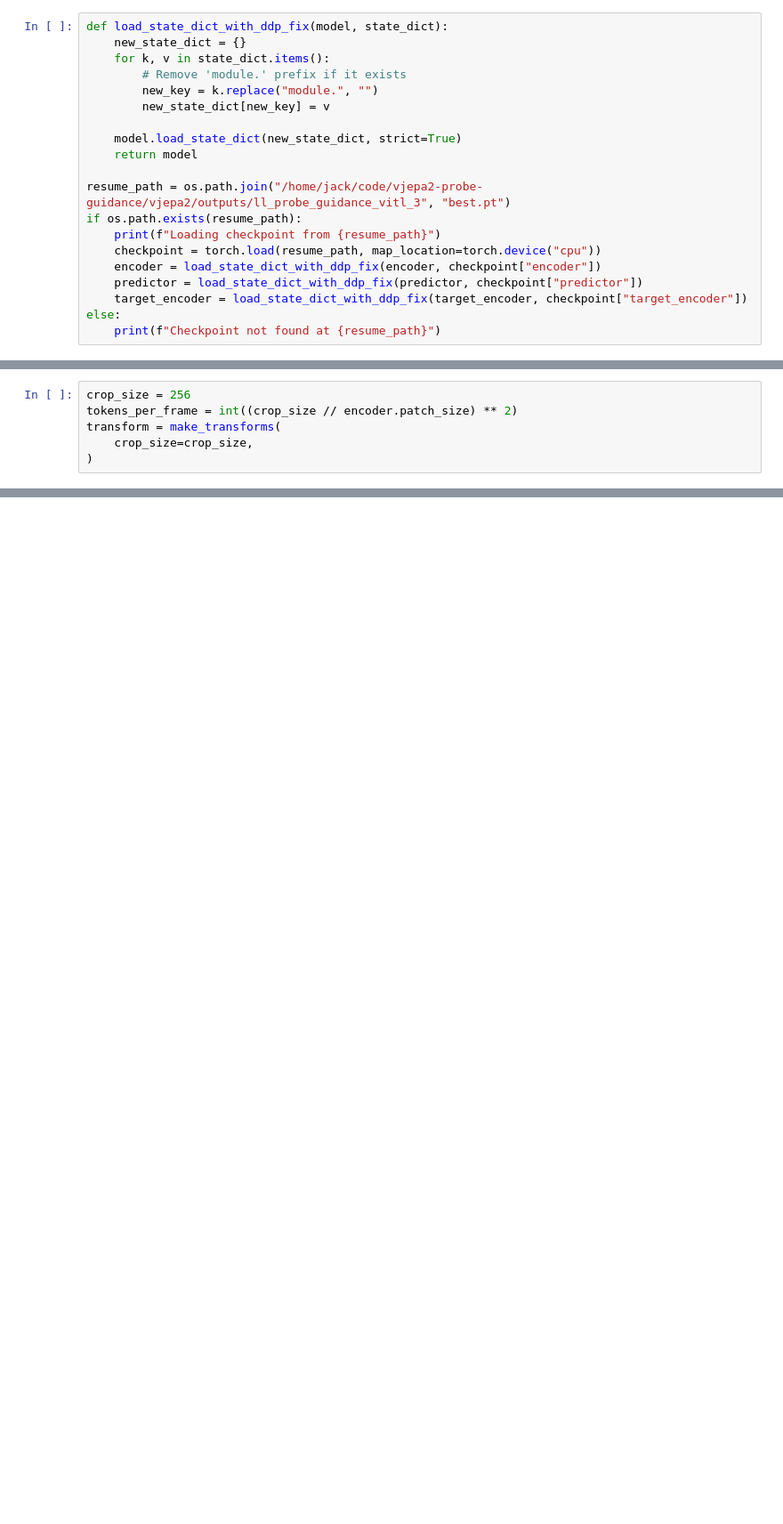
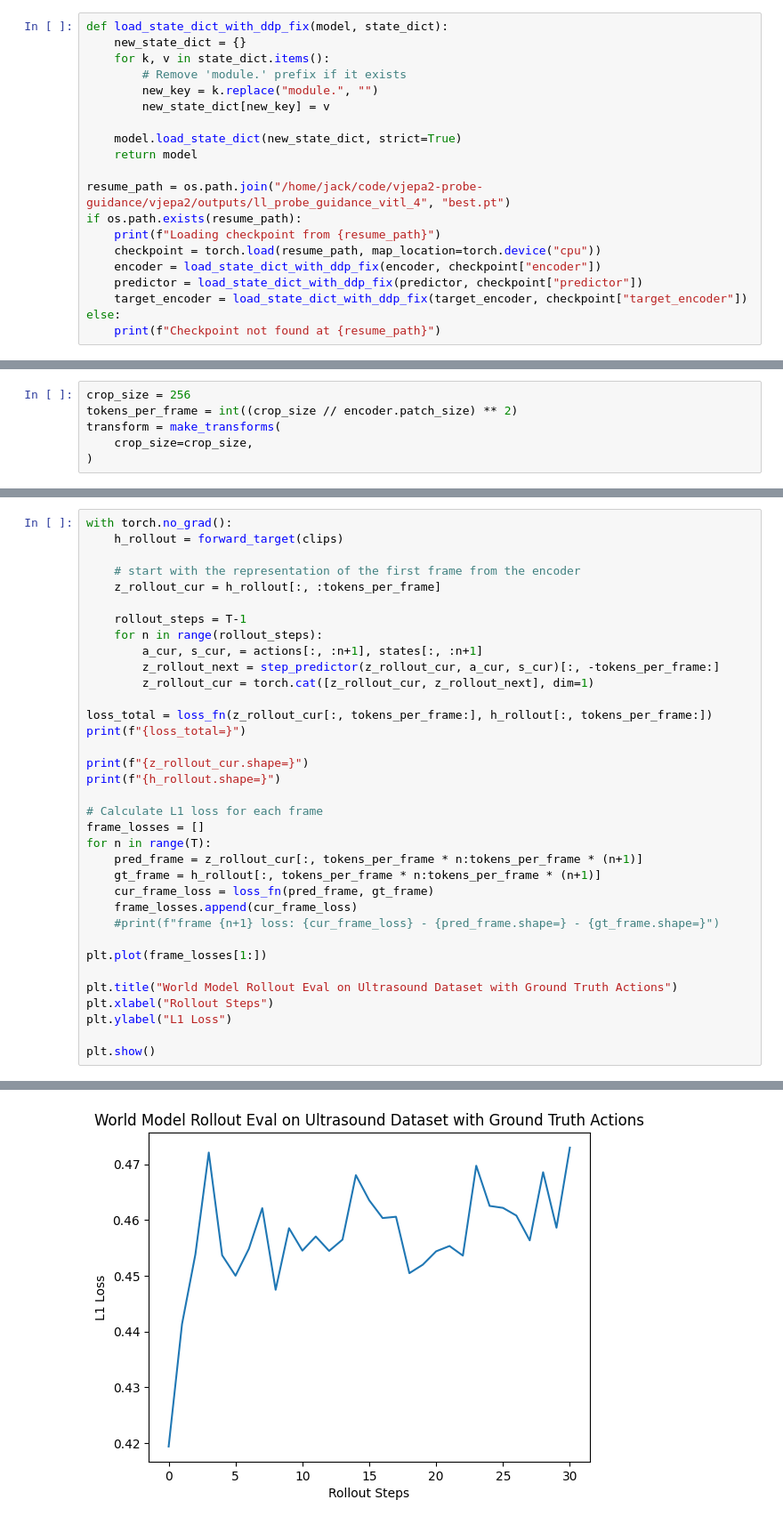
Before and after one commit to csu-signal/vjepa2, a Jupyter notebook: notebooks/probe_guidance_testing.ipynb, the cells around one changed output, grey strips where cells are left out. Shown at 89% size. Drawn from its saved outputs; the diff is of its cells as text; blank space fills up the shorter version.

Commit message:
Evaluating rollout performance

```diff
--- a/notebooks/probe_guidance_testing.ipynb
+++ b/notebooks/probe_guidance_testing.ipynb
@@ -117,7 +122,7 @@ def load_state_dict_with_ddp_fix(model, state_dict):
     model.load_state_dict(new_state_dict, strict=True)
     return model
 
-resume_path = os.path.join("/home/jack/code/vjepa2-probe-guidance/vjepa2/outputs/ll_probe_guidance_vitl_3", "best.pt")
+resume_path = os.path.join("/home/jack/code/vjepa2-probe-guidance/vjepa2/outputs/ll_probe_guidance_vitl_4", "best.pt")
 if os.path.exists(resume_path):
     print(f"Loading checkpoint from {resume_path}")
     checkpoint = torch.load(resume_path, map_location=torch.device("cpu"))
@@ -263,0 +326,36 @@ def loss_fn(z, h):
+# %%
+with torch.no_grad():
+    h_rollout = forward_target(clips)
+
+    # start with the representation of the first frame from the encoder
+    z_rollout_cur = h_rollout[:, :tokens_per_frame]
+
+    rollout_steps = T-1
+    for n in range(rollout_steps):
+        a_cur, s_cur, = actions[:, :n+1], states[:, :n+1]
+        z_rollout_next = step_predictor(z_rollout_cur, a_cur, s_cur)[:, -tokens_per_frame:]
+        z_rollout_cur = torch.cat([z_rollout_cur, z_rollout_next], dim=1)
+
+loss_total = loss_fn(z_rollout_cur[:, tokens_per_frame:], h_rollout[:, tokens_per_frame:])
+print(f"{loss_total=}")
+
+print(f"{z_rollout_cur.shape=}")
+print(f"{h_rollout.shape=}")
+
+# Calculate L1 loss for each frame
+frame_losses = []
+for n in range(T):
+    pred_frame = z_rollout_cur[:, tokens_per_frame * n:tokens_per_frame * (n+1)]
+    gt_frame = h_rollout[:, tokens_per_frame * n:tokens_per_frame * (n+1)]
+    cur_frame_loss = loss_fn(pred_frame, gt_frame)
+    frame_losses.append(cur_frame_loss)
+    #print(f"frame {n+1} loss: {cur_frame_loss} - {pred_frame.shape=} - {gt_frame.shape=}")
+
+plt.plot(frame_losses[1:])
+
+plt.title("World Model Rollout Eval on Ultrasound Dataset with Ground Truth Actions")
+plt.xlabel("Rollout Steps")
+plt.ylabel("L1 Loss")
+
+plt.show()
+# %% [output]
@@ -263,0 +365 @@ def loss_fn(z, h):
+[figure, added]
```
Also changed, not shown: parts of 26 cells of this notebook.
